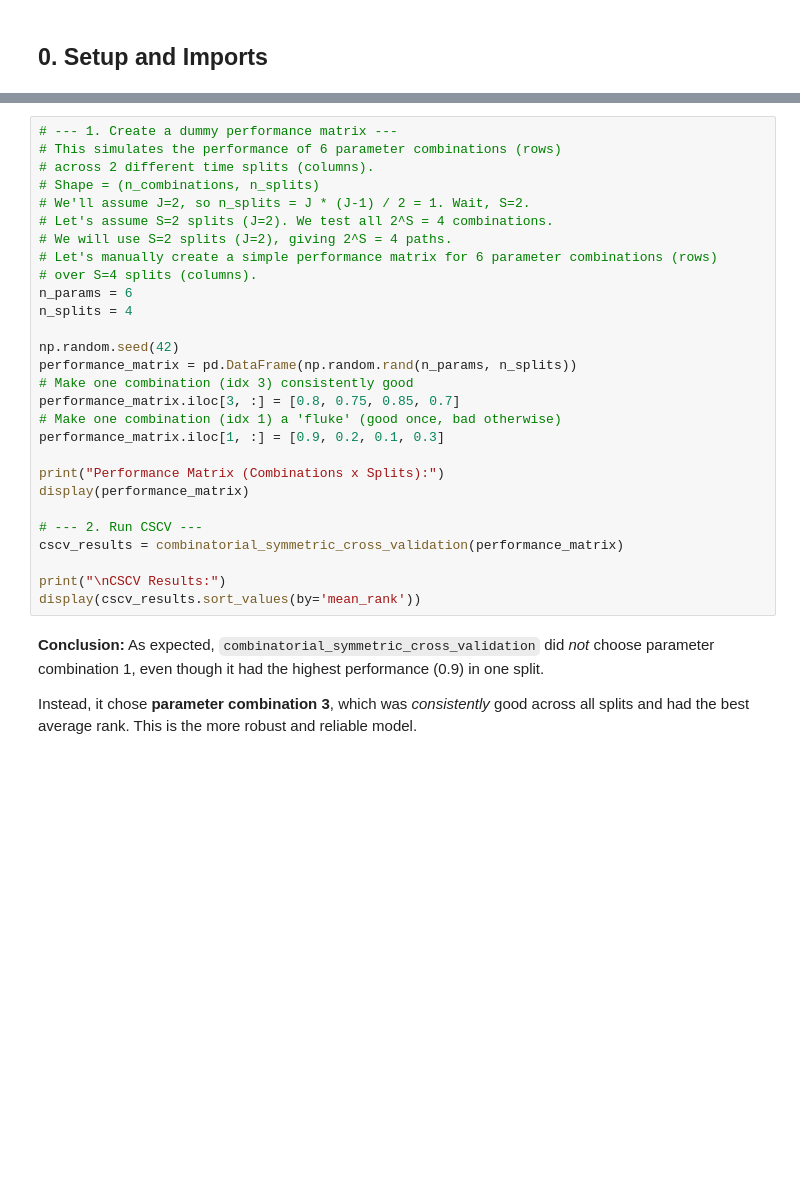
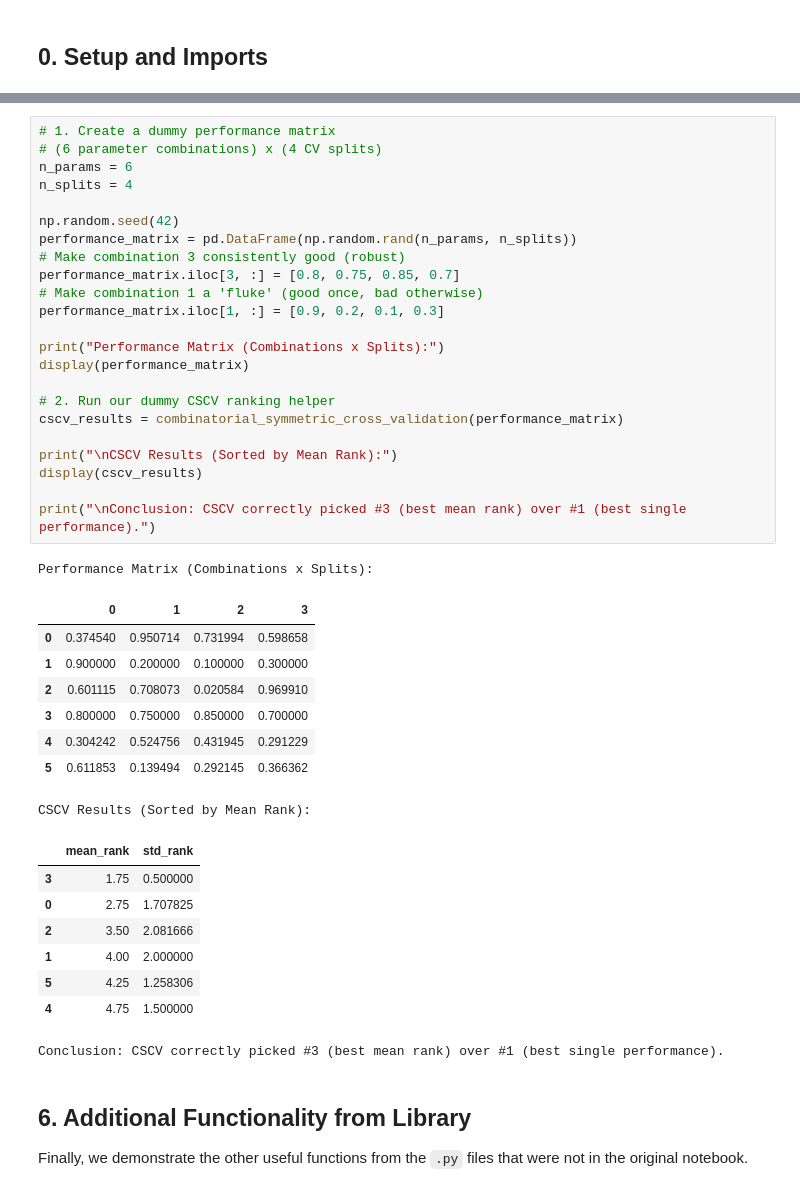
Before and after one commit to RiskLabAI/Notebooks.py, a Jupyter notebook: backtest/detecting_backtesy_overfitting.ipynb, the cells around one changed output, grey strips where cells are left out. Drawn from its saved outputs; the diff is of its cells as text; blank space fills up the shorter version.

```diff
--- a/backtest/detecting_backtesy_overfitting.ipynb
+++ b/backtest/detecting_backtesy_overfitting.ipynb
@@ -171,32 +227,45 @@ The combination with the *best average rank* (lowest score) is the most robust.
 # %%
-# --- 1. Create a dummy performance matrix ---
-# This simulates the performance of 6 parameter combinations (rows)
-# across 2 different time splits (columns).
-# Shape = (n_combinations, n_splits)
-# We'll assume J=2, so n_splits = J * (J-1) / 2 = 1. Wait, S=2.
-# Let's assume S=2 splits (J=2). We test all 2^S = 4 combinations.
-# We will use S=2 splits (J=2), giving 2^S = 4 paths.
-# Let's manually create a simple performance matrix for 6 parameter combinations (rows)
-# over S=4 splits (columns).
+# 1. Create a dummy performance matrix
+# (6 parameter combinations) x (4 CV splits)
 n_params = 6
 n_splits = 4
 
 np.random.seed(42)
 performance_matrix = pd.DataFrame(np.random.rand(n_params, n_splits))
-# Make one combination (idx 3) consistently good
+# Make combination 3 consistently good (robust)
 performance_matrix.iloc[3, :] = [0.8, 0.75, 0.85, 0.7]
-# Make one combination (idx 1) a 'fluke' (good once, bad otherwise)
+# Make combination 1 a 'fluke' (good once, bad otherwise)
 performance_matrix.iloc[1, :] = [0.9, 0.2, 0.1, 0.3]
 
 print("Performance Matrix (Combinations x Splits):")
 display(performance_matrix)
 
-# --- 2. Run CSCV ---
+# 2. Run our dummy CSCV ranking helper
 cscv_results = combinatorial_symmetric_cross_validation(performance_matrix)
 
-print("\nCSCV Results:")
-display(cscv_results.sort_values(by='mean_rank'))
+print("\nCSCV Results (Sorted by Mean Rank):")
+display(cscv_results)
+
+print("\nConclusion: CSCV correctly picked #3 (best mean rank) over #1 (best single performance).")
+# %% [output]
+Performance Matrix (Combinations x Splits):
+|  | 0 | 1 | 2 | 3 |
+| 0 | 0.374540 | 0.950714 | 0.731994 | 0.598658 |
+| 1 | 0.900000 | 0.200000 | 0.100000 | 0.300000 |
+| 2 | 0.601115 | 0.708073 | 0.020584 | 0.969910 |
+| 3 | 0.800000 | 0.750000 | 0.850000 | 0.700000 |
+| 4 | 0.304242 | 0.524756 | 0.431945 | 0.291229 |
+| 5 | 0.611853 | 0.139494 | 0.292145 | 0.366362 |
+CSCV Results (Sorted by Mean Rank):
+|  | mean_rank | std_rank |
+| 3 | 1.75 | 0.500000 |
+| 0 | 2.75 | 1.707825 |
+| 2 | 3.50 | 2.081666 |
+| 1 | 4.00 | 2.000000 |
+| 5 | 4.25 | 1.258306 |
+| 4 | 4.75 | 1.500000 |
+Conclusion: CSCV correctly picked #3 (best mean rank) over #1 (best single performance).
-# %% [markdown]
-**Conclusion:** As expected, `combinatorial_symmetric_cross_validation` did *not* choose parameter combination 1, even though it had the highest performance (0.9) in one split.
-
-Instead, it chose **parameter combination 3**, which was *consistently* good across all splits and had the best average rank. This is the more robust and reliable model.
+# %% [markdown]
+## 6. Additional Functionality from Library
+
+Finally, we demonstrate the other useful functions from the `.py` files that were not in the original notebook.
```
Also changed, not shown: parts of 26 cells of this notebook, 3 other files.
